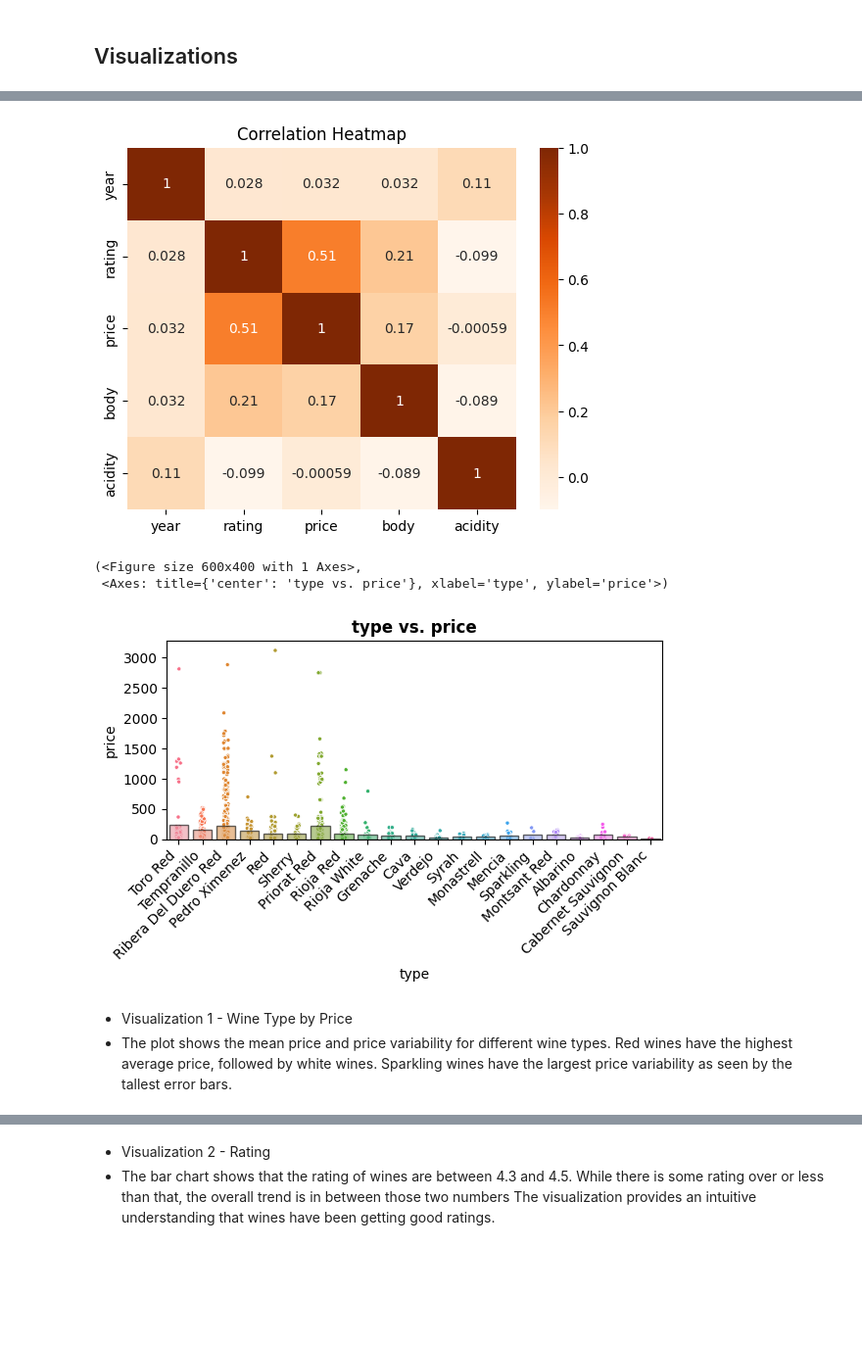
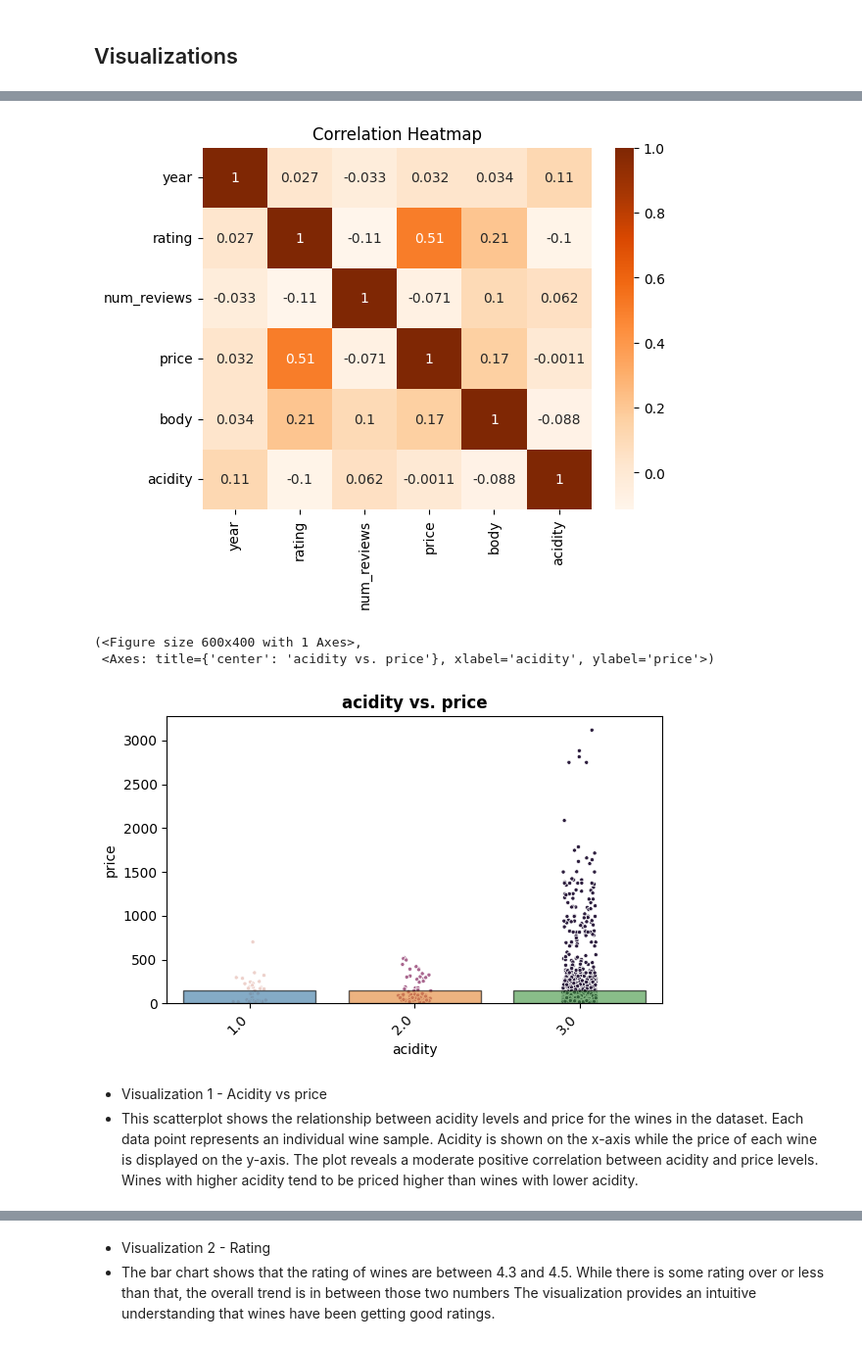
Before and after one commit to Jeze2/Machine_learning_price_and_income, a Jupyter notebook: Prediction_of_wine_price.ipynb, the cells around one changed output, grey strips where cells are left out. Shown at 98% size. Saved outputs shown, nothing was run; the diff lists cells and outputs as text; code cells hidden in the pictures; blank space fills up the shorter version.

```diff
--- a/Prediction_of_wine_price.ipynb
+++ b/Prediction_of_wine_price.ipynb
@@ -99,6 +99,6 @@ df.select_dtypes
 ## Drop Unwanted Columns
 # %%
 # Dropping unnecessary columns
-df.drop(df.columns [[0,1,4,5,6]], axis=1, inplace = True)
+df.drop(df.columns [[0,1,5,6,8]], axis=1, inplace = True)
 df.head()
 # %% [output]
@@ -419,17 +396,17 @@ corr = df.corr(numeric_only=True)
 ax = sns.heatmap(corr,annot=True, cmap='Oranges')
 ax.set(title='Correlation Heatmap');
 # %% [output]
-[figure, old version]
+[figure, new version]
 # %%
 # First visualization
-plot_categorical_vs_target(df, 'type','price')
+plot_categorical_vs_target(df, 'acidity','price')
 # %% [output]
 (<Figure size 600x400 with 1 Axes>,
- <Axes: title={'center': 'type vs. price'}, xlabel='type', ylabel='price'>)
+ <Axes: title={'center': 'acidity vs. price'}, xlabel='acidity', ylabel='price'>)
-[figure, old version]
+[figure, new version]
-# %% [markdown]
-- Visualization 1 - Wine Type by Price
-- The plot shows the mean price and price variability for different wine types. Red wines have the highest average price, followed by white wines. Sparkling wines have the largest price variability as seen by the tallest error bars.
+# %% [markdown]
+- Visualization 1 - Acidity vs price
+- This scatterplot shows the relationship between acidity levels and price for the wines in the dataset. Each data point represents an individual wine sample. Acidity is shown on the x-axis while the price of each wine is displayed on the y-axis. The plot reveals a moderate positive correlation between acidity and price levels. Wines with higher acidity tend to be priced higher than wines with lower acidity.
 # %%
 explore_numeric(df,'rating');
 # %% [output]
```
Also changed, not shown: parts of 44 cells of this notebook.
